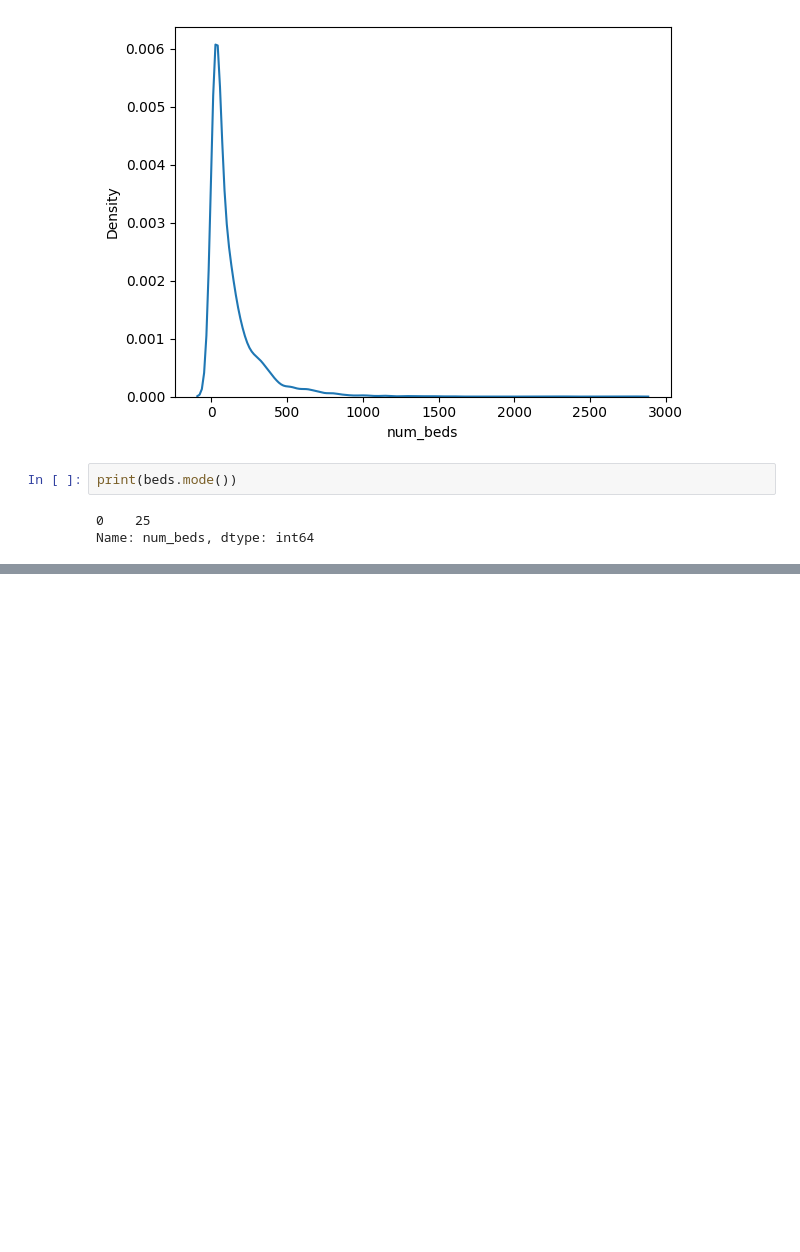
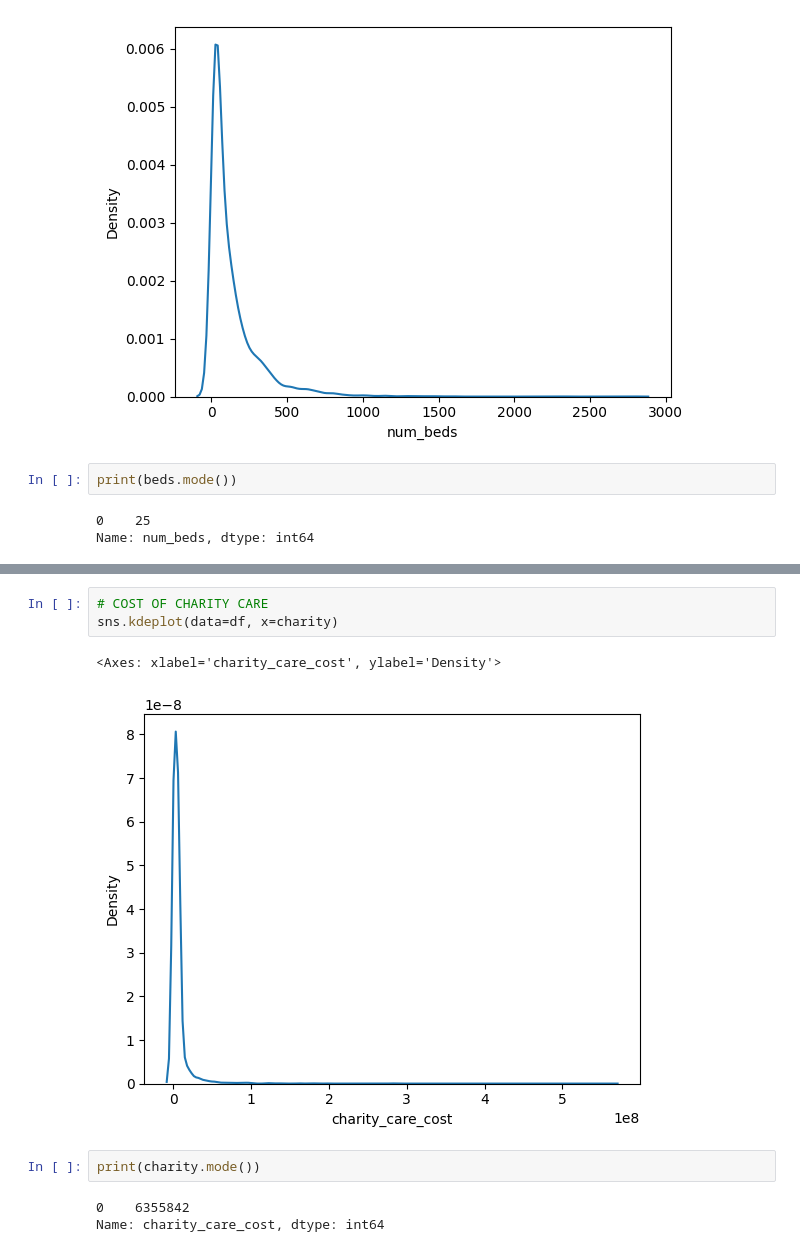
Before and after one commit to genevievepur/ds3001-visualization, a Jupyter notebook: assignment/assignment.ipynb, the cells around one changed output, grey strips where cells are left out. Cells and saved outputs as stored; diff of their text form; blank space fills up the shorter version.

```diff
--- a/assignment/assignment.ipynb
+++ b/assignment/assignment.ipynb
@@ -574,0 +575,11 @@ sns.kdeplot(data=df, x='beds_arcsinh')
+# %%
+# COST OF CHARITY CARE
+sns.kdeplot(data=df, x=charity)
+# %% [output]
+<Axes: xlabel='charity_care_cost', ylabel='Density'>
+[figure, added]
+# %%
+print(charity.mode())
+# %% [output]
+0    6355842
+Name: charity_care_cost, dtype: int64
```
Also changed, not shown: parts of 19 cells of this notebook.
